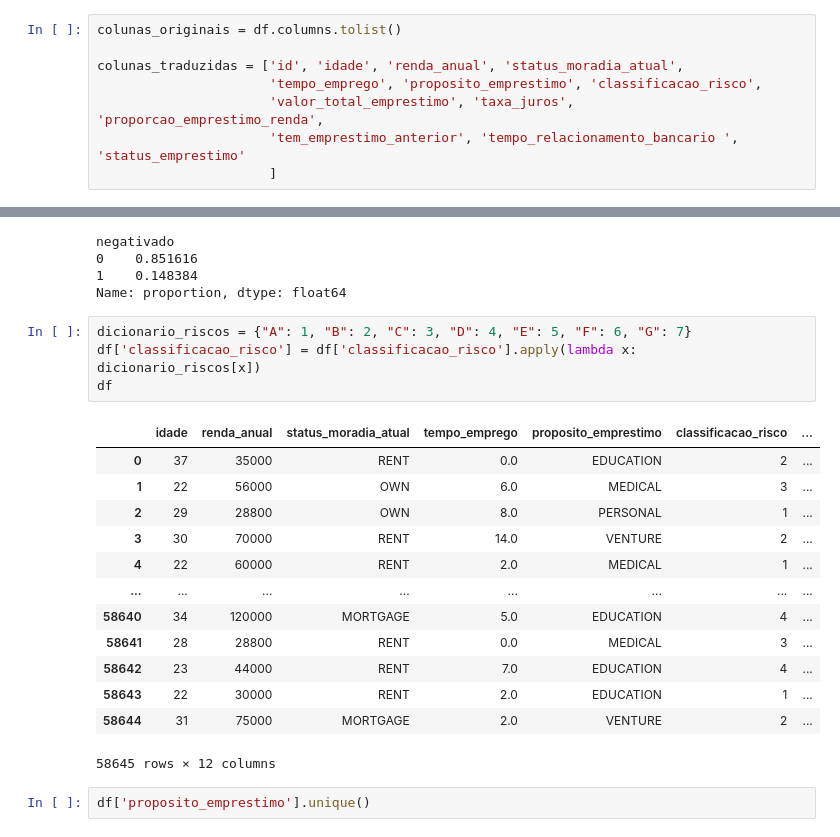
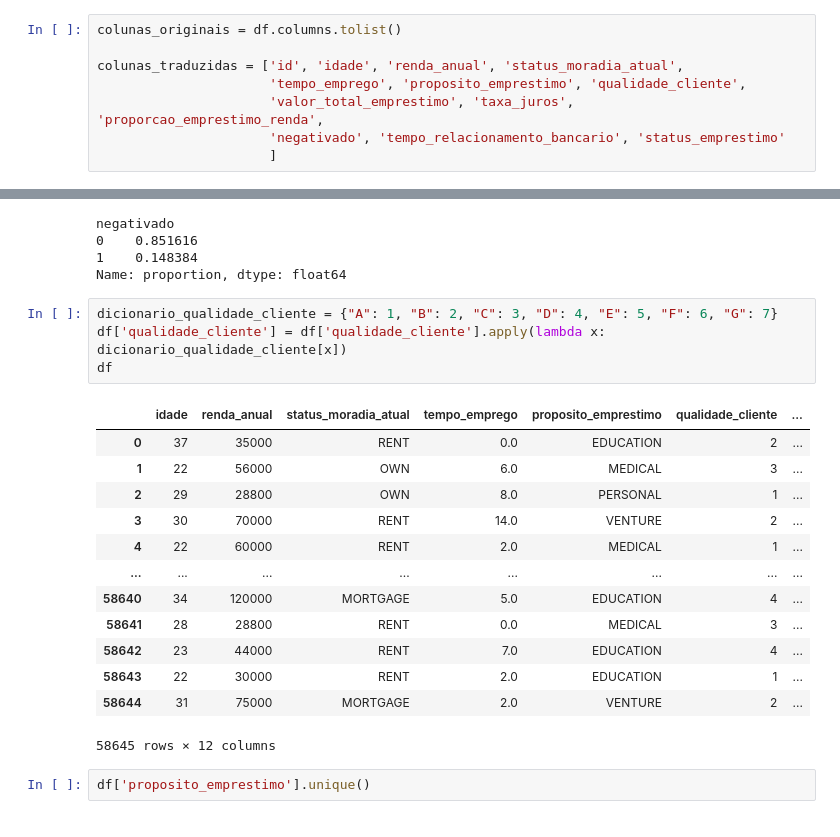
Before and after one commit to andrefeitosa9/projeto-machinelearningI, a Jupyter notebook: Notebook EDA.ipynb, the cells around one changed output, grey strips where cells are left out. Saved outputs shown, nothing was run; the diff lists cells and outputs as text.

```diff
--- a/Notebook EDA.ipynb
+++ b/Notebook EDA.ipynb
@@ -51,9 +52,9 @@ memory usage: 5.8+ MB
 colunas_originais = df.columns.tolist()
 
 colunas_traduzidas = ['id', 'idade', 'renda_anual', 'status_moradia_atual',
-                      'tempo_emprego', 'proposito_emprestimo', 'classificacao_risco',
+                      'tempo_emprego', 'proposito_emprestimo', 'qualidade_cliente',
                       'valor_total_emprestimo', 'taxa_juros', 'proporcao_emprestimo_renda',
-                      'tem_emprestimo_anterior', 'tempo_relacionamento_bancario ', 'status_emprestimo'
+                      'negativado', 'tempo_relacionamento_bancario', 'status_emprestimo'
                       ]
 # %%
 dicionario_traducao_colunas = {}
@@ -120,11 +121,11 @@ negativado
 1    0.148384
 Name: proportion, dtype: float64
 # %%
-dicionario_riscos = {"A": 1, "B": 2, "C": 3, "D": 4, "E": 5, "F": 6, "G": 7}
-df['classificacao_risco'] = df['classificacao_risco'].apply(lambda x: dicionario_riscos[x])
+dicionario_qualidade_cliente = {"A": 1, "B": 2, "C": 3, "D": 4, "E": 5, "F": 6, "G": 7}
+df['qualidade_cliente'] = df['qualidade_cliente'].apply(lambda x: dicionario_qualidade_cliente[x])
 df
 # %% [output]
-|  | idade | renda_anual | status_moradia_atual | tempo_emprego | proposito_emprestimo | classificacao_risco | ... |
+|  | idade | renda_anual | status_moradia_atual | tempo_emprego | proposito_emprestimo | qualidade_cliente | ... |
 | 0 | 37 | 35000 | RENT | 0.0 | EDUCATION | 2 | ... |
 | 1 | 22 | 56000 | OWN | 6.0 | MEDICAL | 3 | ... |
 | 2 | 29 | 28800 | OWN | 8.0 | PERSONAL | 1 | ... |
```
Also changed, not shown: parts of 14 cells of this notebook.
